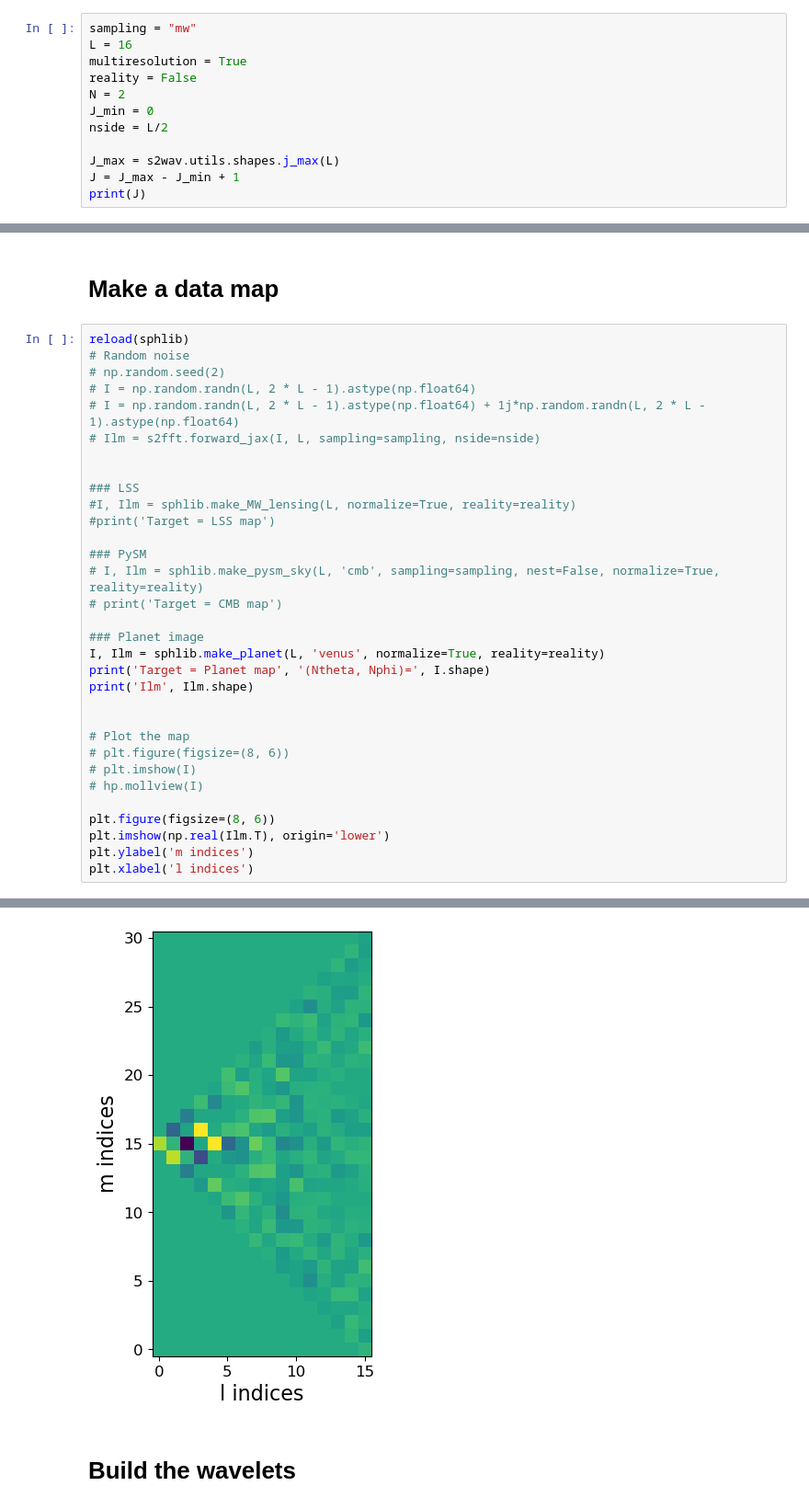
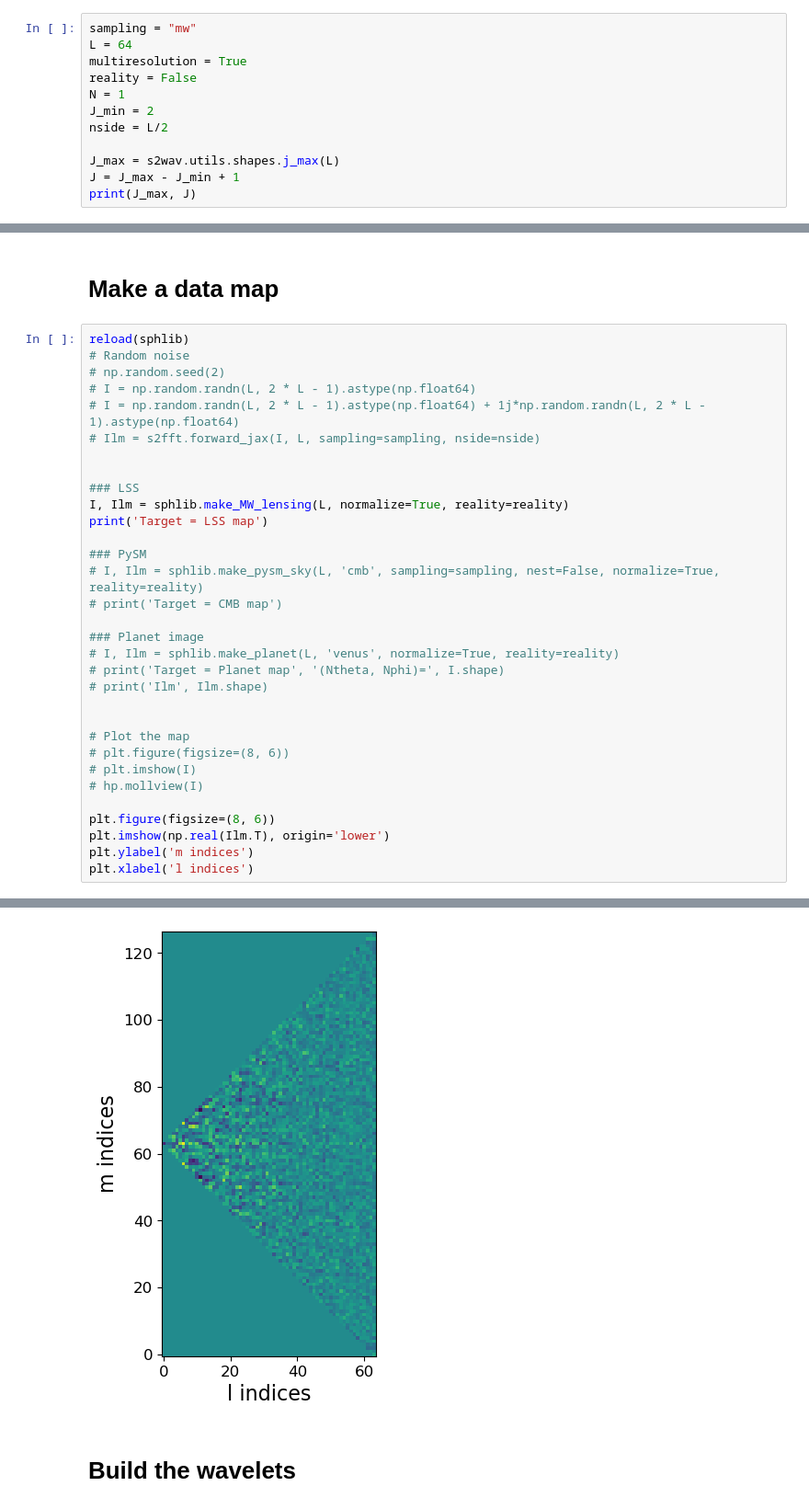
Before and after one commit to mousset/scatcovJAX, a Jupyter notebook: Notebooks/compute_scattering_coeff.ipynb, the cells around one changed output, grey strips where cells are left out. Shown at 92% size. Cells and saved outputs as stored; diff of their text form.

```diff
--- a/Notebooks/compute_scattering_coeff.ipynb
+++ b/Notebooks/compute_scattering_coeff.ipynb
@@ -34,14 +34,14 @@ plot.notebook_plot_format()
 N = 3 is 5 orientations (2*N-1)
 # %%
 sampling = "mw"
-L = 16
+L = 64
 multiresolution = True
 reality = False
-N = 2
-J_min = 0
+N = 1
+J_min = 2
 nside = L/2
 
 J_max = s2wav.utils.shapes.j_max(L)
 J = J_max - J_min + 1
-print(J)
+print(J_max, J)
 # %% [output]
@@ -58,17 +58,17 @@ reload(sphlib)
 
 
 ### LSS
-#I, Ilm = sphlib.make_MW_lensing(L, normalize=True, reality=reality)
-#print('Target = LSS map')
+I, Ilm = sphlib.make_MW_lensing(L, normalize=True, reality=reality)
+print('Target = LSS map')
 
 ### PySM
 # I, Ilm = sphlib.make_pysm_sky(L, 'cmb', sampling=sampling, nest=False, normalize=True, reality=reality)
 # print('Target = CMB map')
 
 ### Planet image
-I, Ilm = sphlib.make_planet(L, 'venus', normalize=True, reality=reality)
-print('Target = Planet map', '(Ntheta, Nphi)=', I.shape)
-print('Ilm', Ilm.shape)
+# I, Ilm = sphlib.make_planet(L, 'venus', normalize=True, reality=reality)
+# print('Target = Planet map', '(Ntheta, Nphi)=', I.shape)
+# print('Ilm', Ilm.shape)
 
 
 # Plot the map
@@ -89,2 +86,2 @@ Text(0.5, 0, 'l indices')
-[figure, old version]
+[figure, new version]
 # %% [markdown]
```
Also changed, not shown: parts of 23 cells of this notebook.
